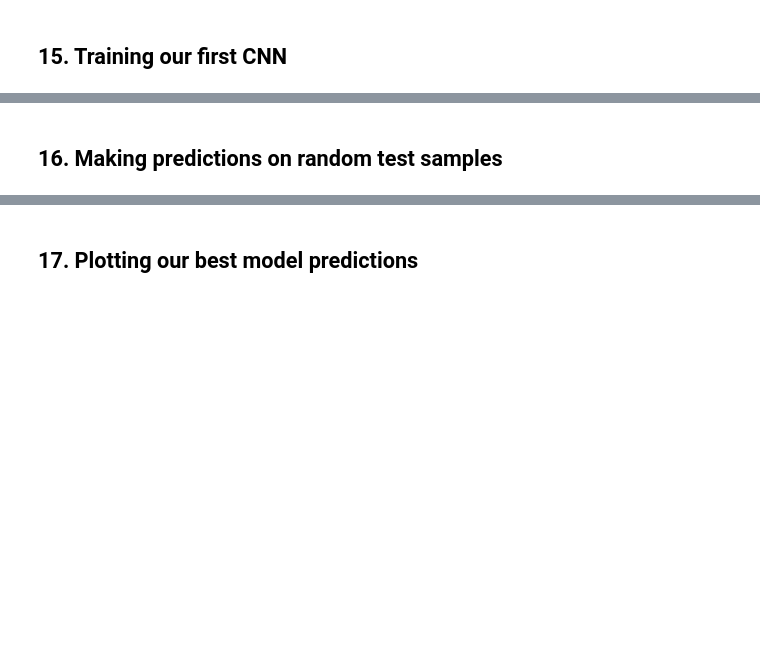
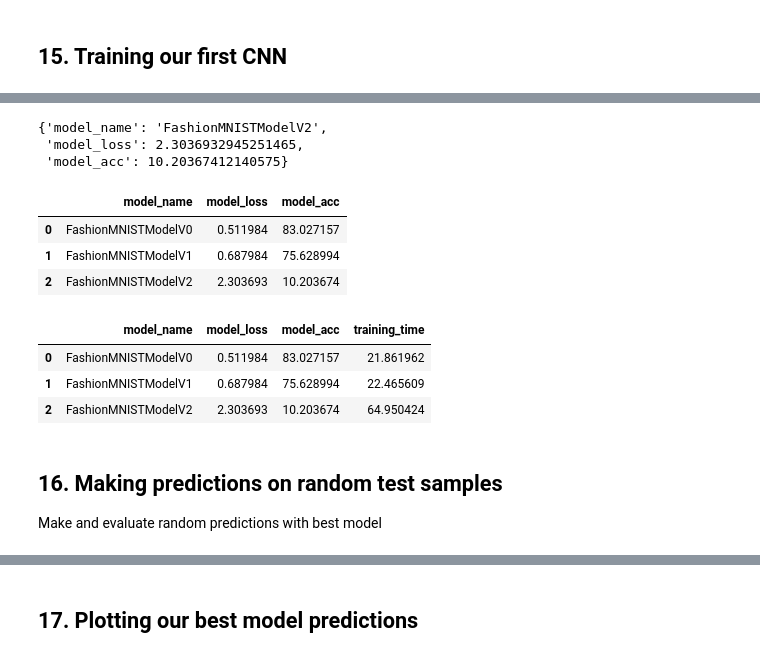
Before and after one commit to kdvillavicencio/sandbox-pytorch, a Jupyter notebook: pytorch/03_Comupter-Vision.ipynb, the cells around one changed output, grey strips where cells are left out. Cells and saved outputs as stored; diff of their text form; code cells hidden in the pictures; blank space fills up the shorter version.

```diff
--- a/pytorch/03_Comupter-Vision.ipynb
+++ b/pytorch/03_Comupter-Vision.ipynb
@@ -410,2 +640,28 @@ https://youtu.be/Z_ikDlimN6A?t=59160
+# %%
+model_2 = FashionMNISTModelV2(input_shape=1, hidden_units=10, output_shape=len(class_names))
 # %% [markdown]
 ## 15. Training our first CNN
+# %%
+torch.manual_seed(42)
+
+from timeit import default_timer as timer
+train_time_start = timer()
+
+epochs = 3
+
+for epoch in tqdm(range(epochs)):
+  print(f"Epoch: {epoch}")
+  train_step(model=model_2,
+             data_loader=train_dataloader,
+             loss_fn=lossfn_1,
+             optimizer=optimizer_1,
+             accuracy_fn=accuracy_fn
+             )
+  test_step(model=model_2,
+          data_loader=test_dataloader,
+          loss_fn=lossfn_1,
+          accuracy_fn=accuracy_fn
+          )
+
+train_time_end = timer()
+total_train_time_model_2 = print_train_time(start=train_time_start, end=train_time_end)
@@ -412,2 +694,36 @@ https://youtu.be/Z_ikDlimN6A?t=59160
+# %%
+# Get model_2 results
+model_2_results = eval_model(
+  model=model_2,
+  data_loader=test_dataloader,
+  loss_fn=lossfn_1,
+  accuracy_fn=accuracy_fn
+)
+
+model_2_results
+# %% [output]
+{'model_name': 'FashionMNISTModelV2',
+ 'model_loss': 2.3036932945251465,
+ 'model_acc': 10.20367412140575}
+# %%
+import pandas as pd
+compare_results = pd.DataFrame([model_0_results, model_1_results, model_2_results])
+compare_results
+# %% [output]
+|  | model_name | model_loss | model_acc |
+| 0 | FashionMNISTModelV0 | 0.511984 | 83.027157 |
+| 1 | FashionMNISTModelV1 | 0.687984 | 75.628994 |
+| 2 | FashionMNISTModelV2 | 2.303693 | 10.203674 |
+# %%
+# Add training time to results comparison
+compare_results["training_time"] = [total_train_time_model_0, total_train_time, total_train_time_model_2]
+compare_results
+# %% [output]
+|  | model_name | model_loss | model_acc | training_time |
+| 0 | FashionMNISTModelV0 | 0.511984 | 83.027157 | 21.861962 |
+| 1 | FashionMNISTModelV1 | 0.687984 | 75.628994 | 22.465609 |
+| 2 | FashionMNISTModelV2 | 2.303693 | 10.203674 | 64.950424 |
 # %% [markdown]
 ## 16. Making predictions on random test samples
+
+Make and evaluate random predictions with best model
```
Also changed, not shown: parts of 32 cells of this notebook, 1 other file.
